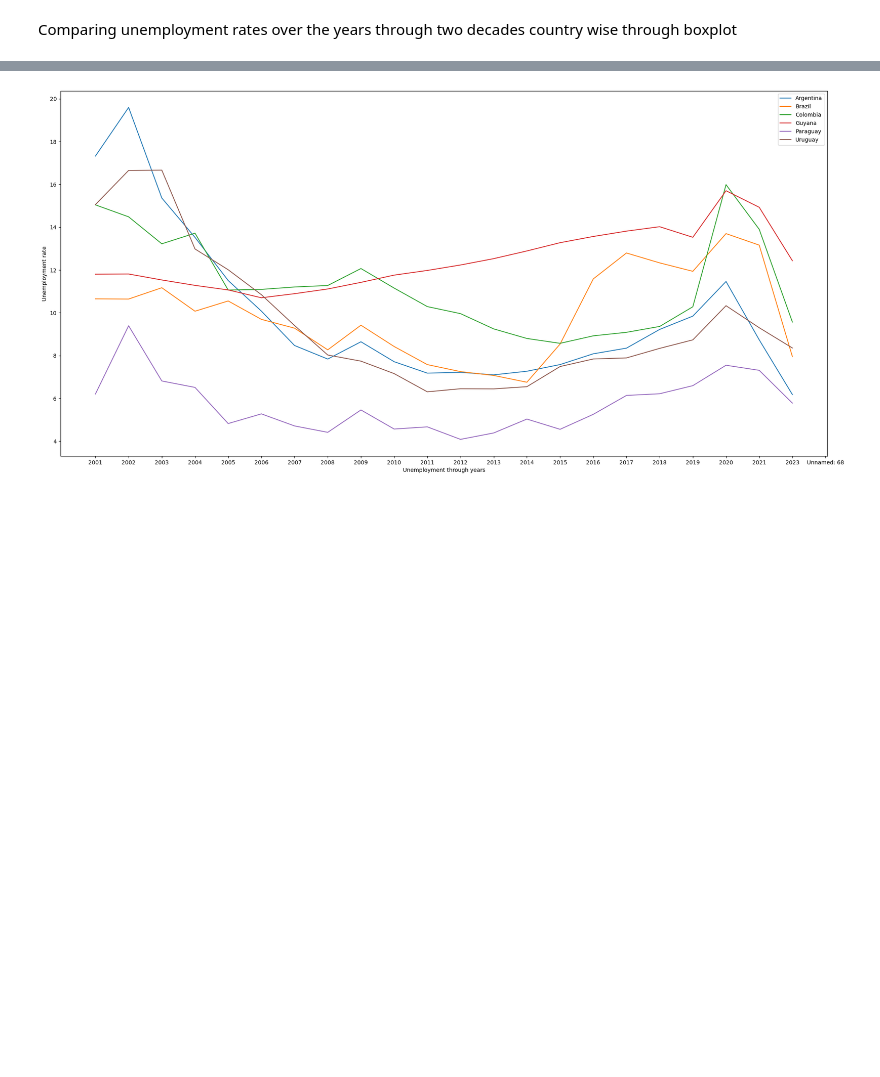
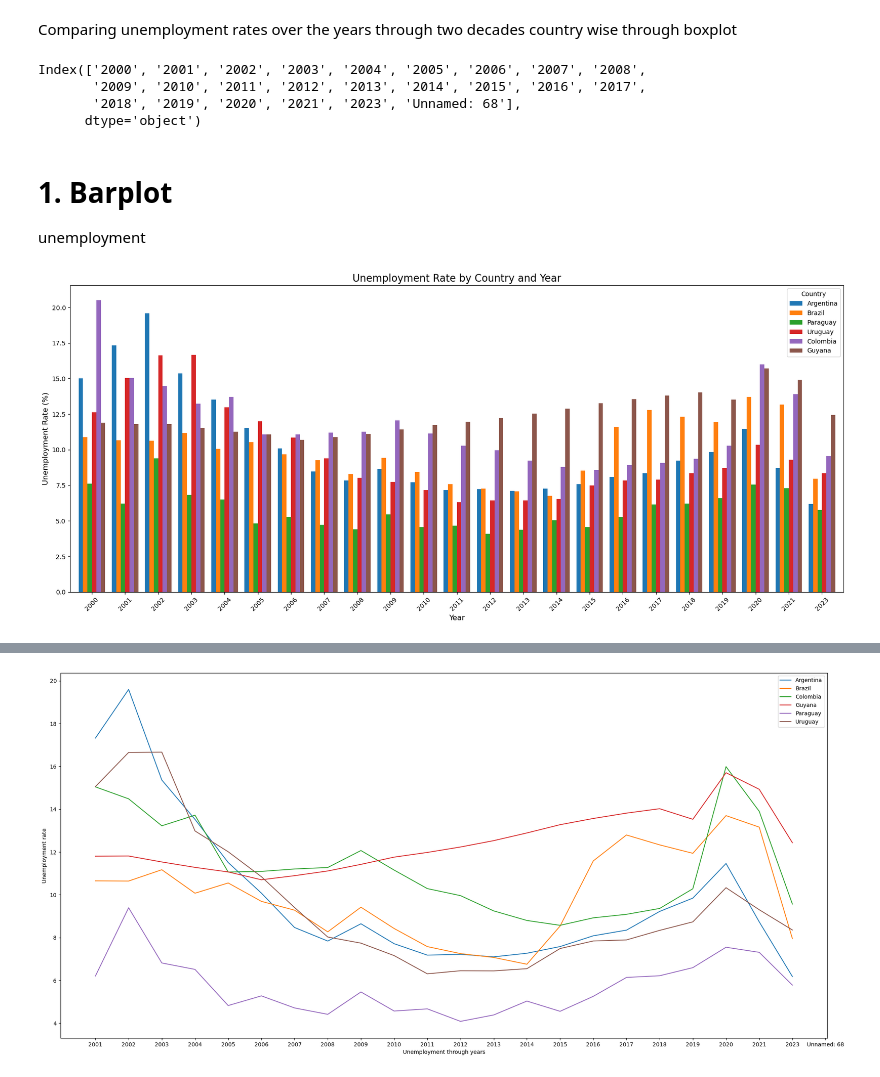
Before and after one commit to RajSinha77/made_ws24, a Jupyter notebook: project/report.ipynb, the cells around one changed output, grey strips where cells are left out. Drawn from its saved outputs; the diff is of its cells as text; code cells hidden in the pictures; blank space fills up the shorter version.

```diff
--- a/project/report.ipynb
+++ b/project/report.ipynb
@@ -271,0 +264,8 @@ unemployment
+# %%
+first_column = unemployment.iloc[:, 0]
+
+#columns_10_to_20 = unemployment.iloc[:, 10:]
+
+#unemployment = pd.concat([first_column, columns_10_to_20], axis=1)
+unemployment.set_index(unemployment.columns[0], inplace = True)
+unemployment
@@ -272,5 +282,5 @@ unemployment
 # %%
-unemployment.set_index('Country Name', inplace=True)
+#unemployment.set_index('Country Name', inplace=True)
 # %%
 unemployment
 # %% [output]
@@ -311,3 +330,46 @@ crime
 Create visualizations to explore the data and gain insights by using plotting libraries.
 # %% [markdown]
 Comparing unemployment rates over the years through two decades country wise  through boxplot
+# %%
+print(unemployment.columns)
+# %% [output]
+Index(['2000', '2001', '2002', '2003', '2004', '2005', '2006', '2007', '2008',
+       '2009', '2010', '2011', '2012', '2013', '2014', '2015', '2016', '2017',
+       '2018', '2019', '2020', '2021', '2023', 'Unnamed: 68'],
+      dtype='object')
+# %% [markdown]
+# 1. Barplot
+
+unemployment
+# %%
+import matplotlib.pyplot as plt
+import pandas as pd
+
+# Filter only the necessary countries
+countries = ["Argentina", "Brazil", "Paraguay", "Uruguay", "Colombia", "Guyana"]
+unemployment_filtered = unemployment.loc[countries]
+
+# Drop unnecessary columns (e.g., "Unnamed: 68") if present
+unemployment_filtered = unemployment_filtered.loc[:, ~unemployment_filtered.columns.str.contains('Unnamed')]
+
+# Transpose the data to have years as rows for easier plotting
+unemployment_transposed = unemployment_filtered.transpose()
+
+# Plot grouped bar chart
+fig, ax = plt.subplots(figsize=(18, 8))
+unemployment_transposed.plot(kind='bar', ax=ax, width=0.8)
+
+# Add titles and labels
+ax.set_title('Unemployment Rate by Country and Year', fontsize=16)
+ax.set_xlabel('Year', fontsize=12)
+ax.set_ylabel('Unemployment Rate (%)', fontsize=12)
+
+# Adjust legend and layout
+ax.legend(title='Country', fontsize=10)
+plt.xticks(rotation=45)
+plt.tight_layout()
+
+# Show the plot
+plt.show()
+# %% [output]
+[figure, added]
```
Also changed, not shown: parts of 35 cells of this notebook.
